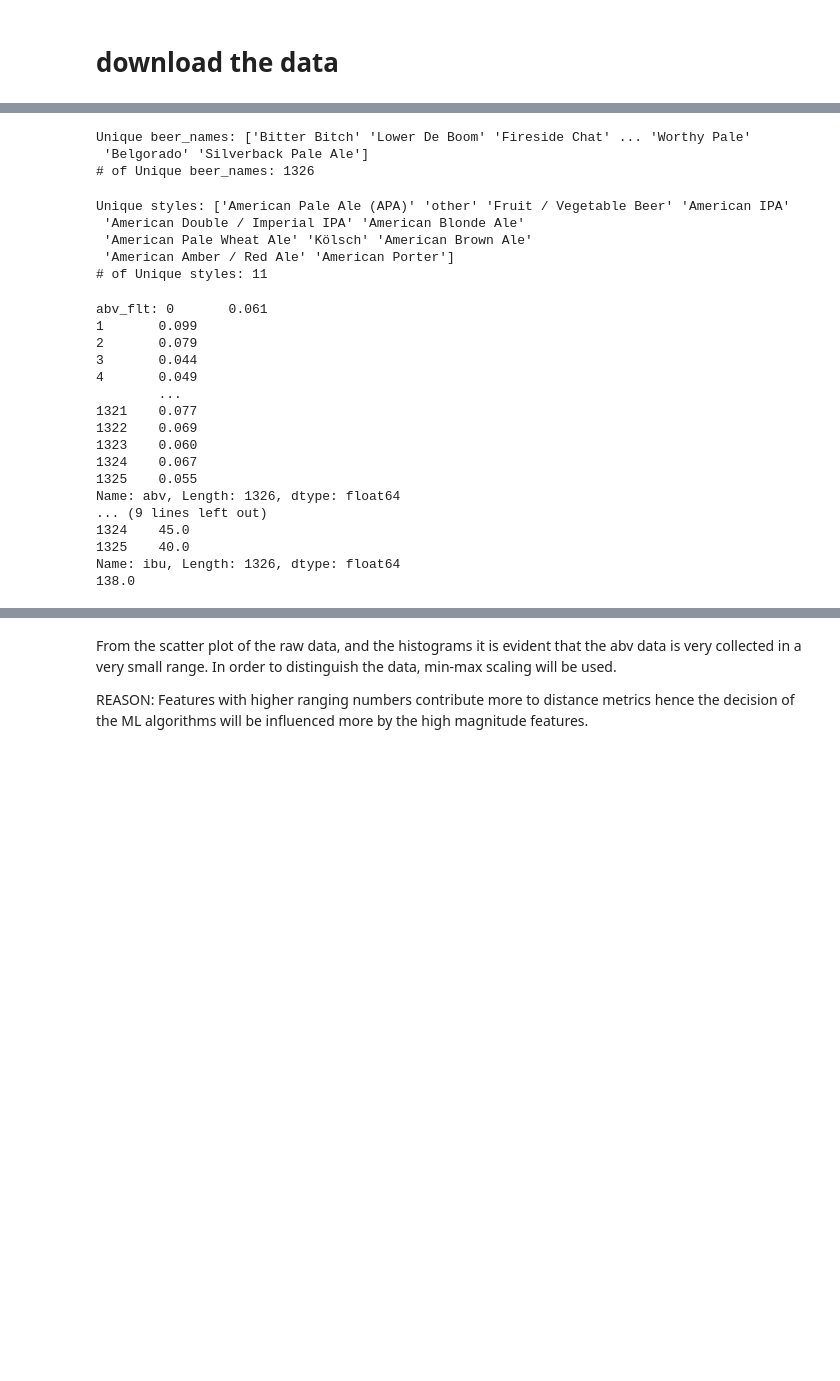
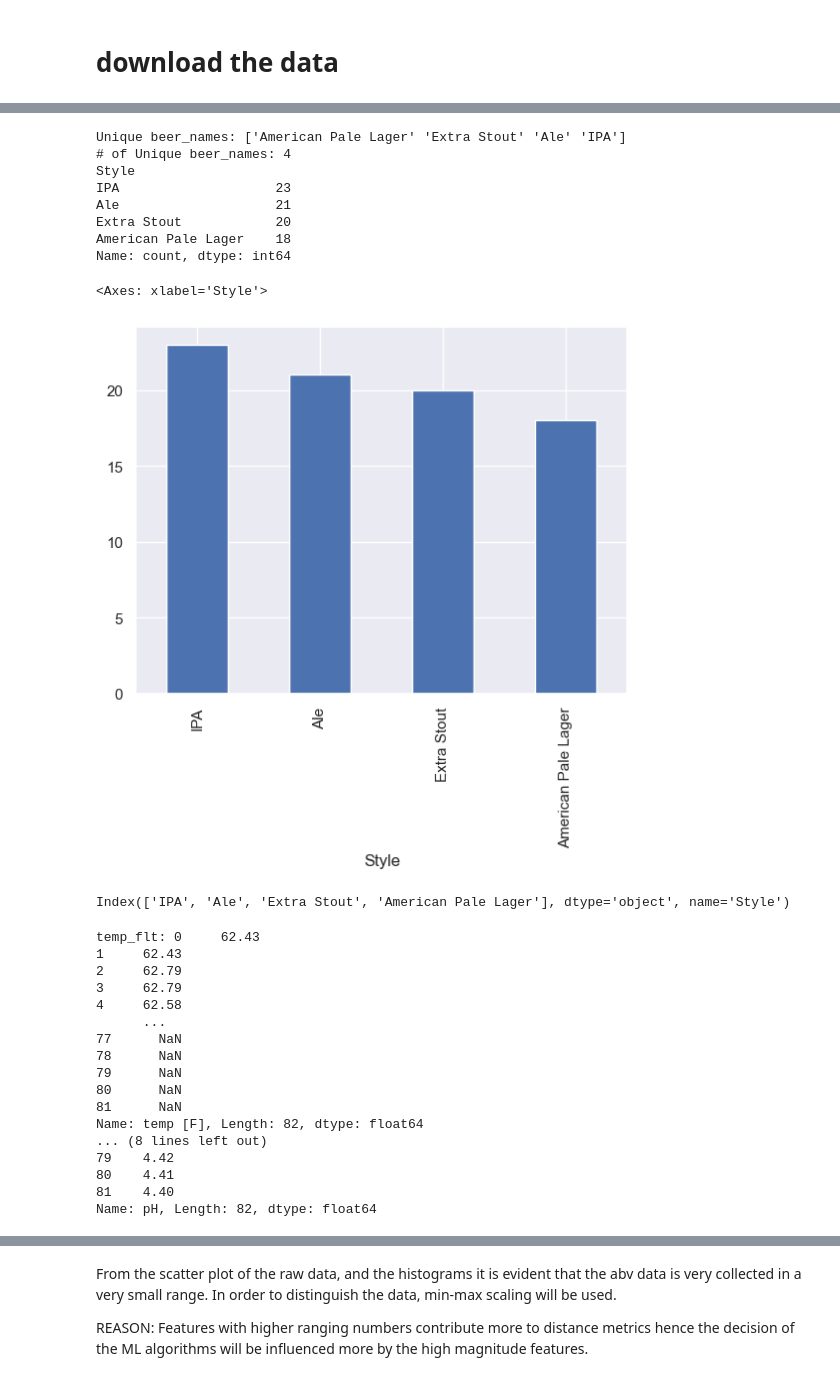
Before and after one commit to aureliusbd/tinybEEr, a Jupyter notebook: BeerModel.ipynb, the cells around one changed output, grey strips where cells are left out. Cells and saved outputs as stored; diff of their text form; code cells hidden in the pictures; blank space fills up the shorter version.

```diff
--- a/BeerModel.ipynb
+++ b/BeerModel.ipynb
@@ -54,47 +46,56 @@ beer_df.head(20)
 # %%
-unique_beer_name = beer_df.beer_name.unique()
+# unique_beer_name = beer_df.style_group.unique()
+unique_beer_name = beer_df.Style.unique()
 print('Unique beer_names:', unique_beer_name)
 print('# of Unique beer_names:', len(unique_beer_name))
+
+print(beer_df["Style"].value_counts())
+
+beer_df["Style"].value_counts().plot(kind = 'bar')
 # %% [output]
-Unique beer_names: ['Bitter Bitch' 'Lower De Boom' 'Fireside Chat' ... 'Worthy Pale'
- 'Belgorado' 'Silverback Pale Ale']
-# of Unique beer_names: 1326
+Unique beer_names: ['American Pale Lager' 'Extra Stout' 'Ale' 'IPA']
+# of Unique beer_names: 4
+Style
+IPA                    23
+Ale                    21
+Extra Stout            20
+American Pale Lager    18
+Name: count, dtype: int64
+<Axes: xlabel='Style'>
+[figure, added]
-# %%
-unique_style_groups = beer_df.style_group.unique()
-print('Unique styles:', unique_style_groups)
-print('# of Unique styles:', len(unique_style_groups))
-# %% [output]
-Unique styles: ['American Pale Ale (APA)' 'other' 'Fruit / Vegetable Beer' 'American IPA'
- 'American Double / Imperial IPA' 'American Blonde Ale'
- 'American Pale Wheat Ale' 'Kölsch' 'American Brown Ale'
- 'American Amber / Red Ale' 'American Porter']
-# of Unique styles: 11
+# %%
+styles = (beer_df["Style"].value_counts()).keys()
+print(styles)
+# %% [output]
+Index(['IPA', 'Ale', 'Extra Stout', 'American Pale Lager'], dtype='object', name='Style')
 # %%
 # split the data into abv, ibu, beer_name, and style as float values
 
 abv_flt = beer_df['abv'].astype(float)
 ibu_flt = beer_df['ibu'].astype(float)
+temp_flt = beer_df['temp [F]'].astype(float)
+ph_flt = beer_df['pH'].astype(float)
 
 # look at organization of data
-print('abv_flt:', abv_flt)
-print('ibu_flt:', ibu_flt)
-
-print(max(ibu_flt))
+# print('abv_flt:', abv_flt)
+# print('ibu_flt:', ibu_flt)
+print('temp_flt:', temp_flt)
+print('ph_flt:', ph_flt)
 # %% [output]
-abv_flt: 0       0.061
-1       0.099
-2       0.079
-3       0.044
-4       0.049
-        ...
-1321    0.077
-1322    0.069
-1323    0.060
-1324    0.067
-1325    0.055
-Name: abv, Length: 1326, dtype: float64
-... (9 lines left out)
-1324    45.0
-1325    40.0
-Name: ibu, Length: 1326, dtype: float64
-138.0
+temp_flt: 0     62.43
+1     62.43
+2     62.79
+3     62.79
+4     62.58
+      ...
+77      NaN
+78      NaN
+79      NaN
+80      NaN
+81      NaN
+Name: temp [F], Length: 82, dtype: float64
+... (8 lines left out)
+79    4.42
+80    4.41
+81    4.40
+Name: pH, Length: 82, dtype: float64
```
Also changed, not shown: parts of 25 cells of this notebook.
